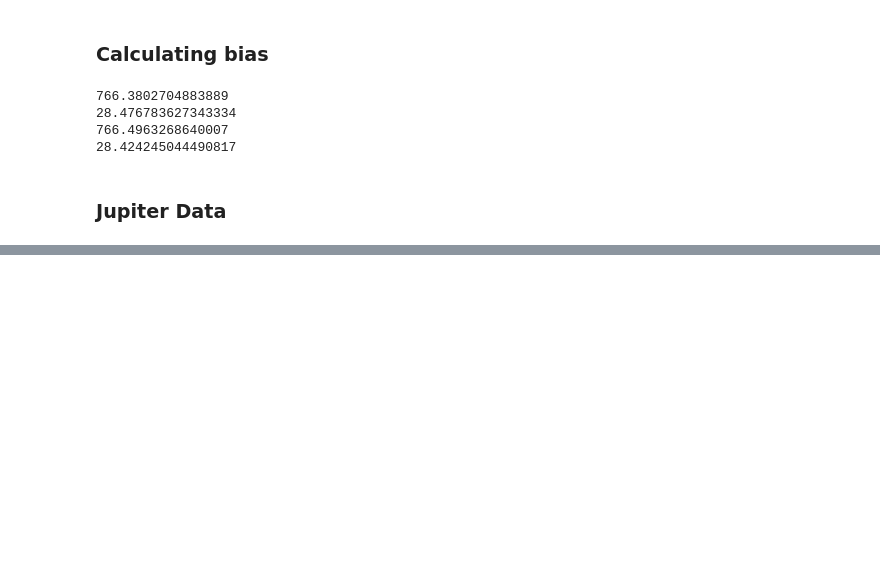
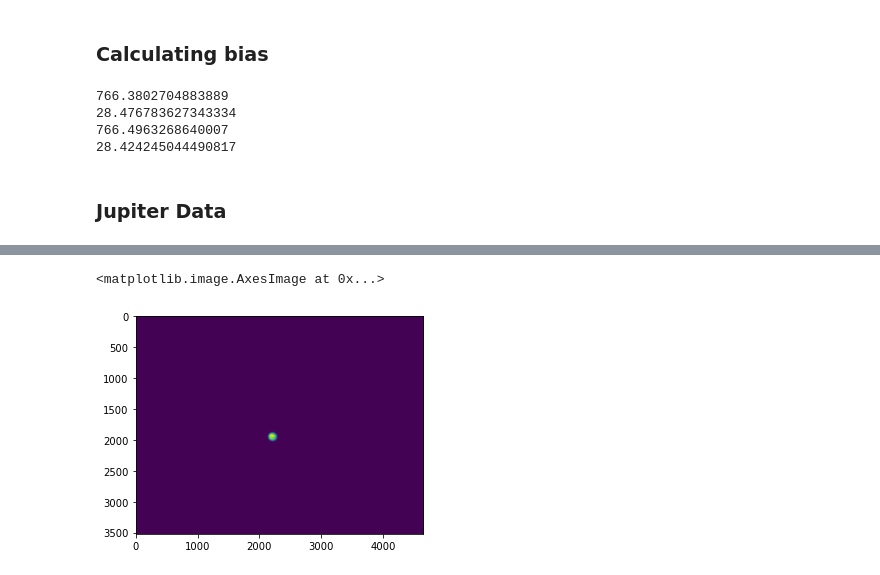
Before and after one commit to DIaDaynaDay/jupiter-insight, a Jupyter notebook: jupiter.ipynb, the cells around one changed output, grey strips where cells are left out. Drawn from its saved outputs; the diff is of its cells as text; code cells hidden in the pictures; blank space fills up the shorter version.

```diff
--- a/jupiter.ipynb
+++ b/jupiter.ipynb
@@ -71,0 +173,5 @@ plt.imshow(jupiter_data[0])
+# %%
+plt.imshow(jupiter_centred_data[21])
+# %% [output]
+<matplotlib.image.AxesImage at 0x...>
+[figure, added]
```
Also changed, not shown: parts of 20 cells of this notebook.
